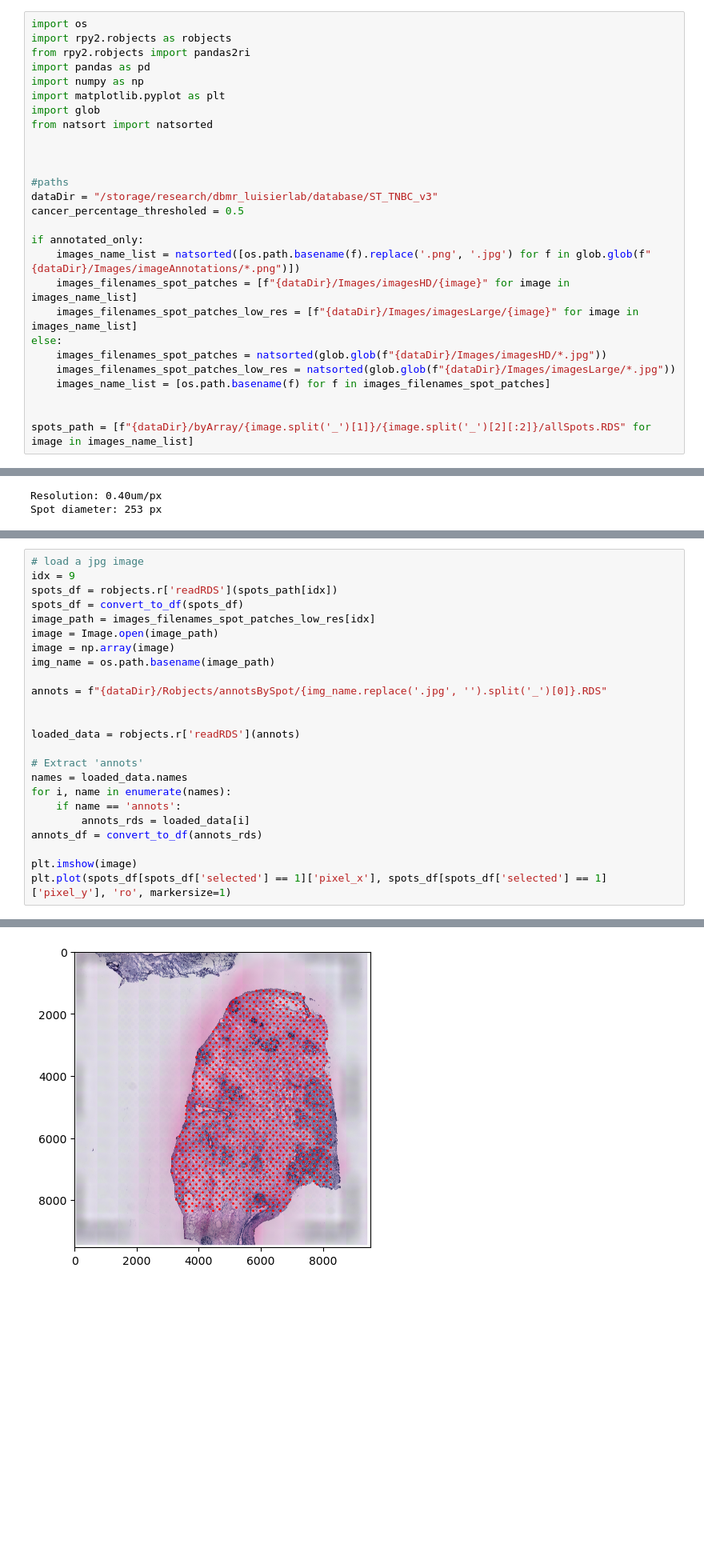
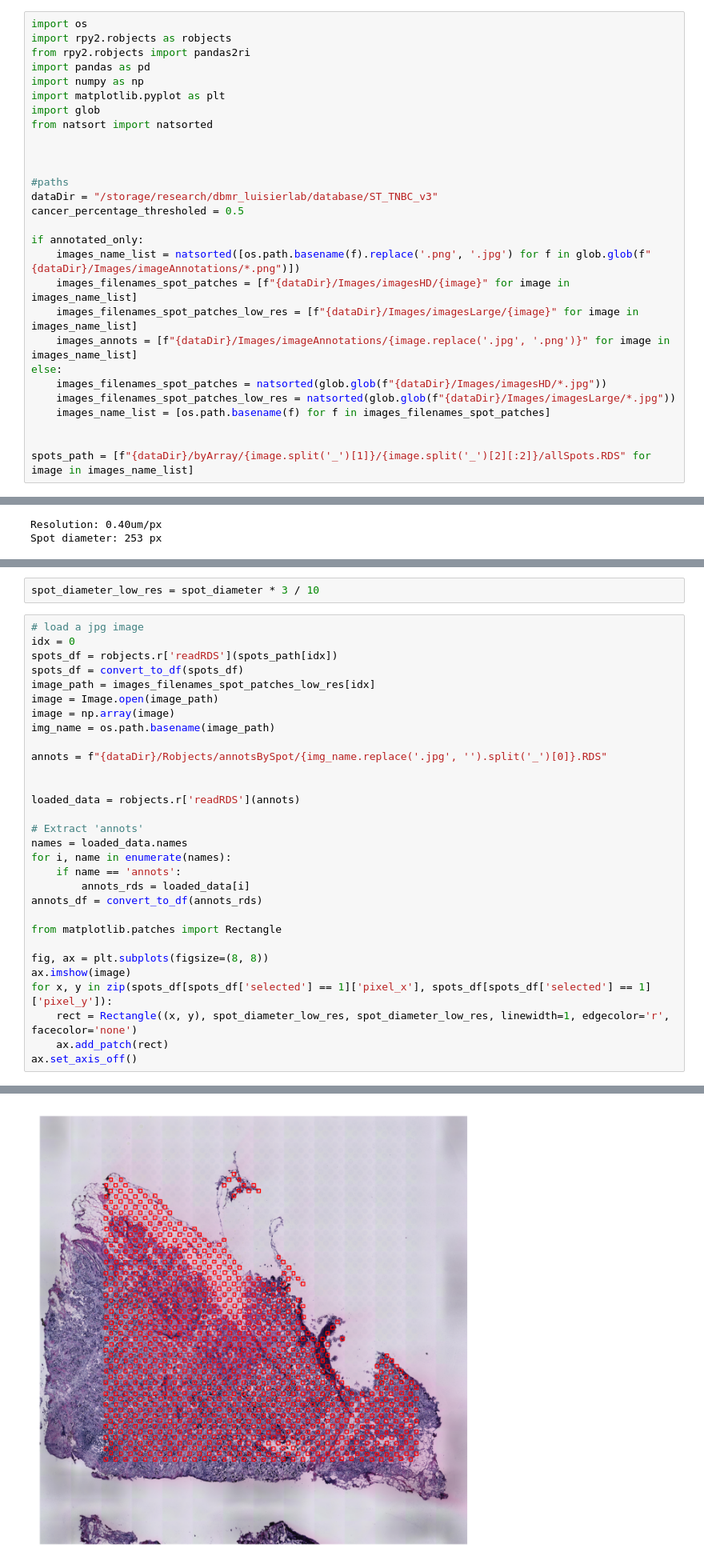
Before and after one commit to AI-for-RNA-Biology/TumorArchetype_FM, a Jupyter notebook: notebooks/TNBC/STTNBC.ipynb, the cells around one changed output, grey strips where cells are left out. Shown at 80% size. Saved outputs shown, nothing was run; the diff lists cells and outputs as text; blank space fills up the shorter version.

Commit message:
feat: :monocle_face: sanity checks on data and adapt benchmark pipelines

```diff
--- a/notebooks/TNBC/STTNBC.ipynb
+++ b/notebooks/TNBC/STTNBC.ipynb
@@ -64,6 +64,7 @@ if annotated_only:
     images_name_list = natsorted([os.path.basename(f).replace('.png', '.jpg') for f in glob.glob(f"{dataDir}/Images/imageAnnotations/*.png")])
     images_filenames_spot_patches = [f"{dataDir}/Images/imagesHD/{image}" for image in images_name_list]
     images_filenames_spot_patches_low_res = [f"{dataDir}/Images/imagesLarge/{image}" for image in images_name_list]
+    images_annots = [f"{dataDir}/Images/imageAnnotations/{image.replace('.jpg', '.png')}" for image in images_name_list]
 else:
     images_filenames_spot_patches = natsorted(glob.glob(f"{dataDir}/Images/imagesHD/*.jpg"))
     images_filenames_spot_patches_low_res = natsorted(glob.glob(f"{dataDir}/Images/imagesLarge/*.jpg"))
@@ -473,6 +431,8 @@ all_labels
+# %%
+spot_diameter_low_res = spot_diameter * 3 / 10
 # %%
 # load a jpg image
-idx = 9
+idx = 0
 spots_df = robjects.r['readRDS'](spots_path[idx])
 spots_df = convert_to_df(spots_df)
 image_path = images_filenames_spot_patches_low_res[idx]
@@ -492,6 +452,12 @@ for i, name in enumerate(names):
         annots_rds = loaded_data[i]
 annots_df = convert_to_df(annots_rds)
 
-plt.imshow(image)
-plt.plot(spots_df[spots_df['selected'] == 1]['pixel_x'], spots_df[spots_df['selected'] == 1]['pixel_y'], 'ro', markersize=1)
+from matplotlib.patches import Rectangle
+
+fig, ax = plt.subplots(figsize=(8, 8))
+ax.imshow(image)
+for x, y in zip(spots_df[spots_df['selected'] == 1]['pixel_x'], spots_df[spots_df['selected'] == 1]['pixel_y']):
+    rect = Rectangle((x, y), spot_diameter_low_res, spot_diameter_low_res, linewidth=1, edgecolor='r', facecolor='none')
+    ax.add_patch(rect)
+ax.set_axis_off()
 # %% [output]
@@ -499 +464 @@ plt.plot(spots_df[spots_df['selected'] == 1]['pixel_x'], spots_df[spots_df['sele
-[figure, old version]
+[figure, new version]
```
Also changed, not shown: parts of 11 cells of this notebook, 20 other files.
